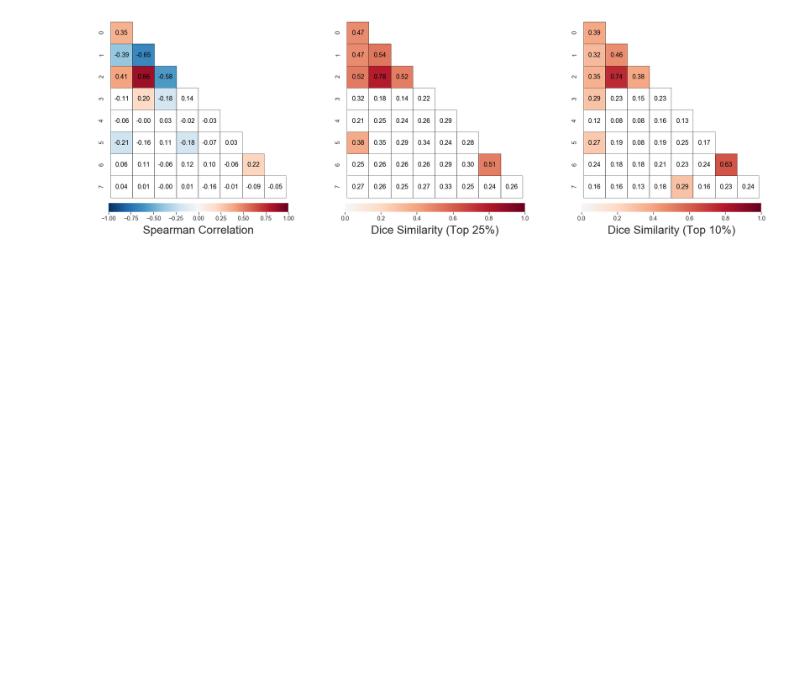
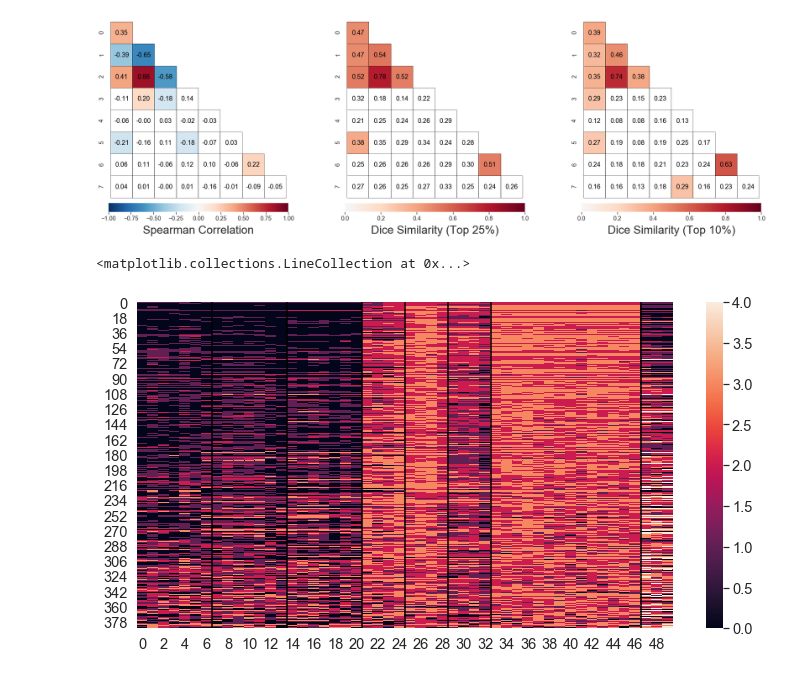
Before and after one commit to nivlab/sciops, a Jupyter notebook: analysis/main_02a.ipynb, the cells around one changed output. Saved outputs shown, nothing was run; the diff lists cells and outputs as text; code cells hidden in the pictures; blank space fills up the shorter version.

```diff
--- a/analysis/main_02a.ipynb
+++ b/analysis/main_02a.ipynb
@@ -694,3 +694,25 @@ plt.subplots_adjust(top=0.95, left=0.02, right=0.98)
 plt.savefig(f, dpi=300)
 # %% [output]
 [figure]
+# %%
+## Make copy.
+test = surveys.copy()
+
+## Make SHAPS reflect button pressed.
+test[subscales[6]] = 3 - test[subscales[6]]
+test[subscales[3]] = 3 - (test[subscales[3]] - 1)
+test[subscales[4]] = 3 - (test[subscales[4]] - 1)
+test[subscales[5]] = 3 - (test[subscales[5]] - 1)
+
+## Make items DataFrame. Sort.
+items = test[np.concatenate(subscales)].values
+test = items[np.argsort(reject['mahalanobis'])]
+
+fig, ax = plt.subplots(1,1,figsize=(12,6))
+ax = sns.heatmap(test)
+
+vlines = np.cumsum([len(scale) for scale in subscales[:-1]])
+ax.vlines(vlines, 0, test.shape[0], color='0.0')
+# %% [output]
+<matplotlib.collections.LineCollection at 0x...>
+[figure, added]
```
Also changed, not shown: parts of 2 cells of this notebook, 4 other files.
